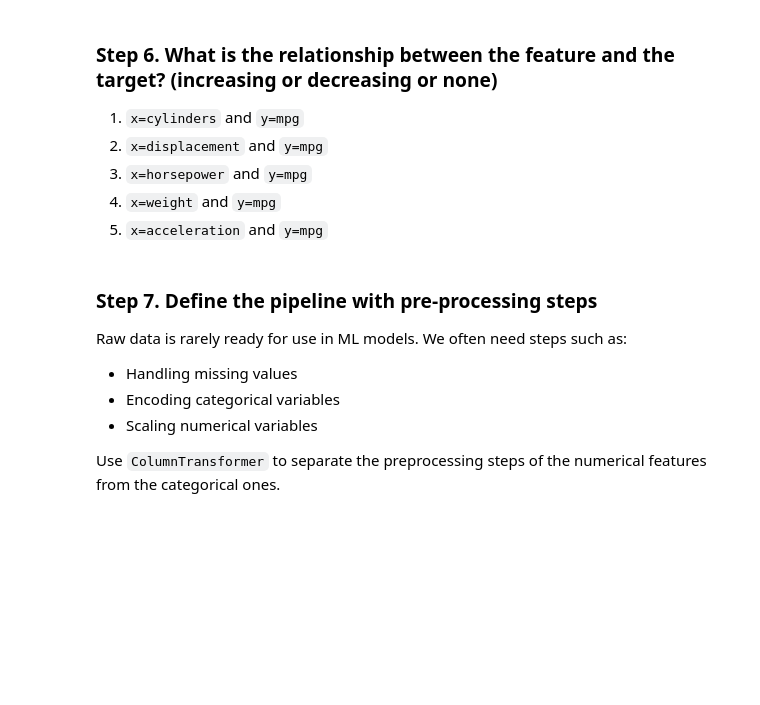
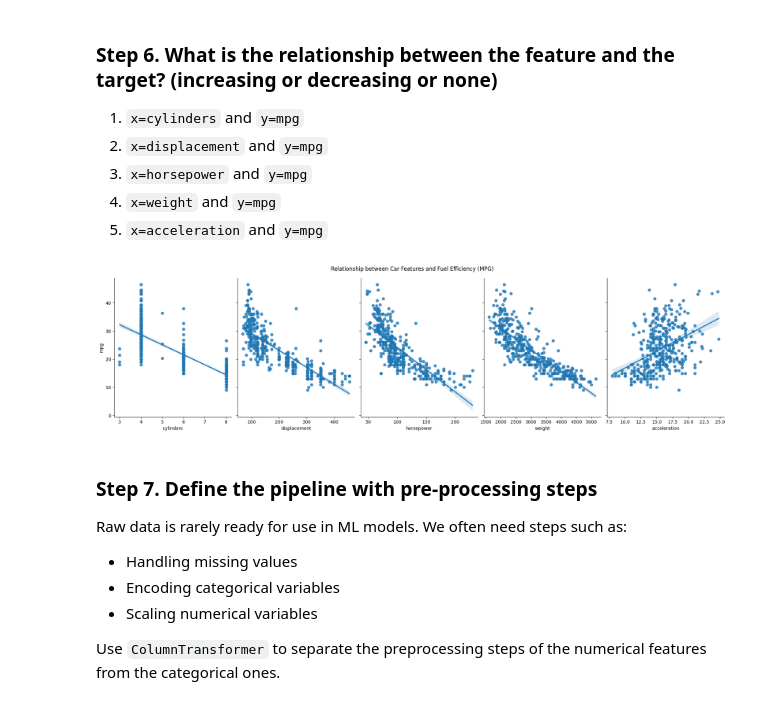
Before and after one commit to renad-az/Applied-AI-Bootcamp, a Jupyter notebook: student/w3/M2/ex2_multi-reg.ipynb, the cells around one changed output. Cells and saved outputs as stored; diff of their text form; code cells hidden in the pictures; blank space fills up the shorter version.

```diff
--- a/student/w3/M2/ex2_multi-reg.ipynb
+++ b/student/w3/M2/ex2_multi-reg.ipynb
@@ -58,6 +146,20 @@ Hint use this: `sns.pairplot(adv,x_vars=['TV','Radio','Newspaper'],y_vars='Sales
 3. `x=horsepower` and `y=mpg`
 4. `x=weight` and `y=mpg`
 5. `x=acceleration` and `y=mpg`
+# %%
+features_to_plot = ['cylinders', 'displacement', 'horsepower', 'weight', 'acceleration']
+
+sns.pairplot(df,
+             x_vars=features_to_plot,
+             y_vars='mpg',
+             height=5,
+             aspect=0.8,
+             kind='reg')
+
+plt.suptitle("Relationship between Car Features and Fuel Efficiency (MPG)", y=1.05)
+plt.show()
+# %% [output]
+[figure, added]
 # %% [markdown]
 ### Step 7. Define the pipeline with pre-processing steps
 
```
Also changed, not shown: parts of 15 cells of this notebook.
